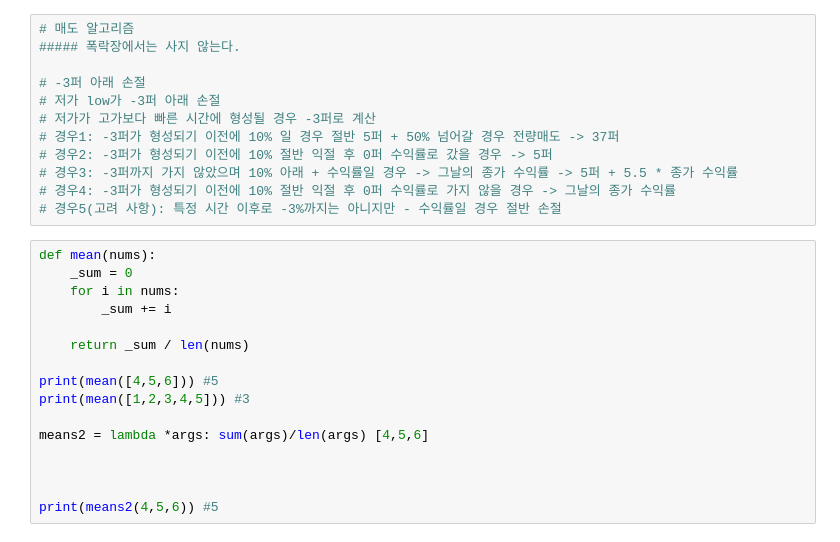
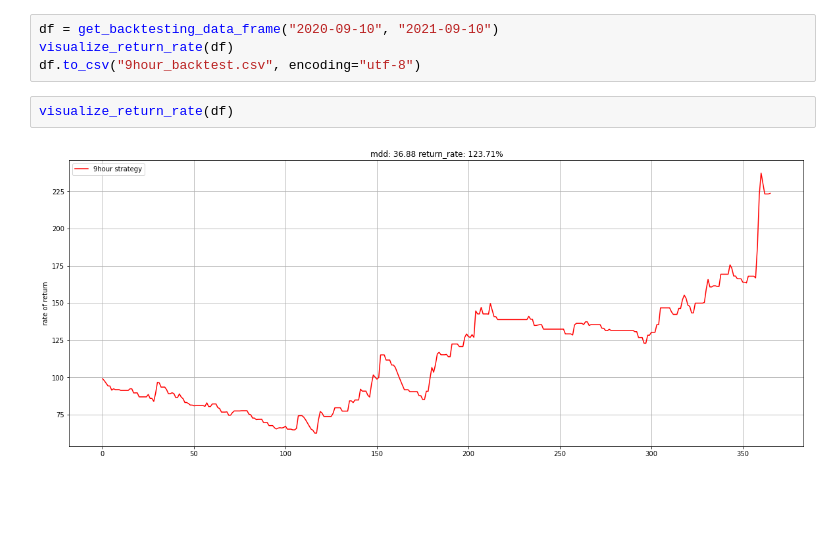
Before and after one commit to happysms/Trading, a Jupyter notebook: 9hour_strategy/9hour_backtest.ipynb, the cells around one changed output. Drawn from its saved outputs; the diff is of its cells as text; blank space fills up the shorter version.

```diff
--- a/9hour_strategy/9hour_backtest.ipynb
+++ b/9hour_strategy/9hour_backtest.ipynb
@@ -173,28 +186,8 @@ df["crr"] = df["dd"].cumprod()
-# %%
-# 매도 알고리즘
-##### 폭락장에서는 사지 않는다.
-
-# -3퍼 아래 손절
-# 저가 low가 -3퍼 아래 손절
-# 저가가 고가보다 빠른 시간에 형성될 경우 -3퍼로 계산
-# 경우1: -3퍼가 형성되기 이전에 10% 일 경우 절반 5퍼 + 50% 넘어갈 경우 전량매도 -> 37퍼
-# 경우2: -3퍼가 형성되기 이전에 10% 절반 익절 후 0퍼 수익률로 갔을 경우 -> 5퍼
-# 경우3: -3퍼까지 가지 않았으며 10% 아래 + 수익률일 경우 -> 그날의 종가 수익률 -> 5퍼 + 5.5 * 종가 수익률
-# 경우4: -3퍼가 형성되기 이전에 10% 절반 익절 후 0퍼 수익률로 가지 않을 경우 -> 그날의 종가 수익률
-# 경우5(고려 사항): 특정 시간 이후로 -3%까지는 아니지만 - 수익률일 경우 절반 손절
-# %%
-def mean(nums):
-    _sum = 0
-    for i in nums:
-        _sum += i
-
-    return _sum / len(nums)
-
-print(mean([4,5,6])) #5
-print(mean([1,2,3,4,5])) #3
-
-means2 = lambda *args: sum(args)/len(args) [4,5,6]
-
-
-
-print(means2(4,5,6)) #5
+# %%
+df = get_backtesting_data_frame("2020-09-10", "2021-09-10")
+visualize_return_rate(df)
+df.to_csv("9hour_backtest.csv", encoding="utf-8")
+# %%
+visualize_return_rate(df)
+# %% [output]
+[figure, added]
```
Also changed, not shown: parts of 6 cells of this notebook, 1 other file.
